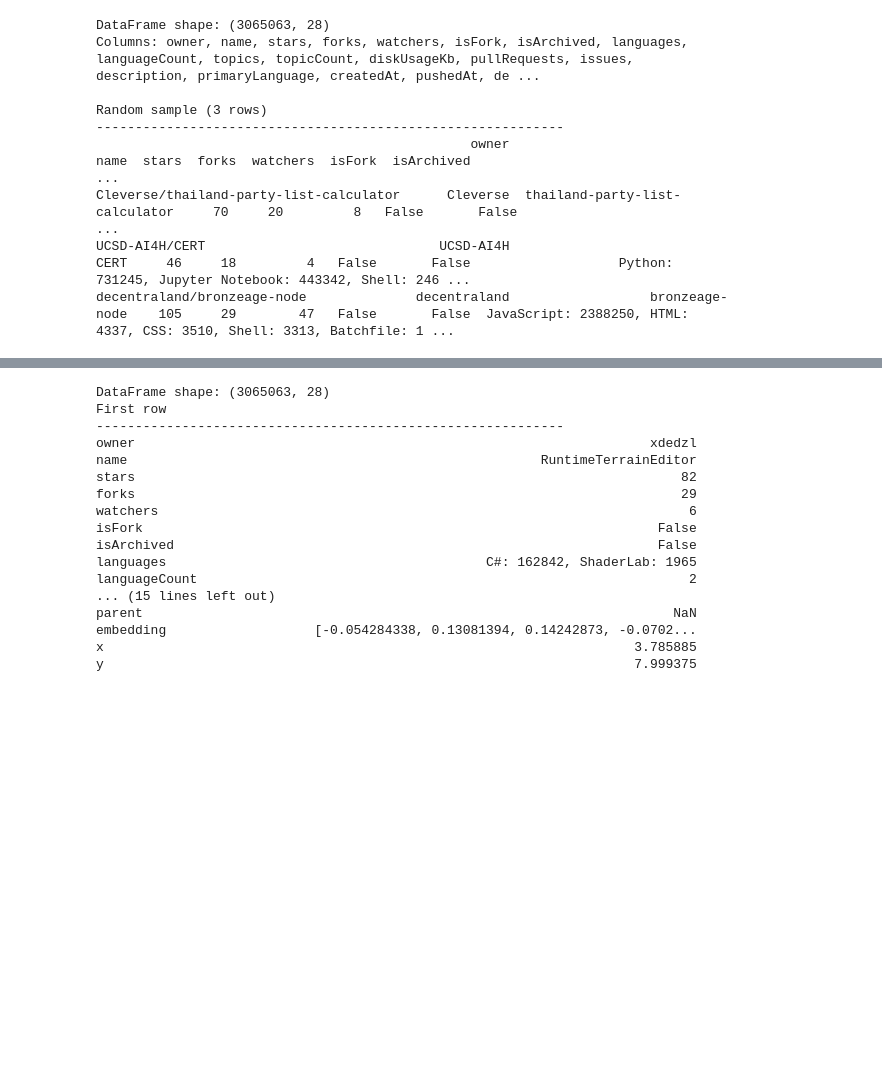
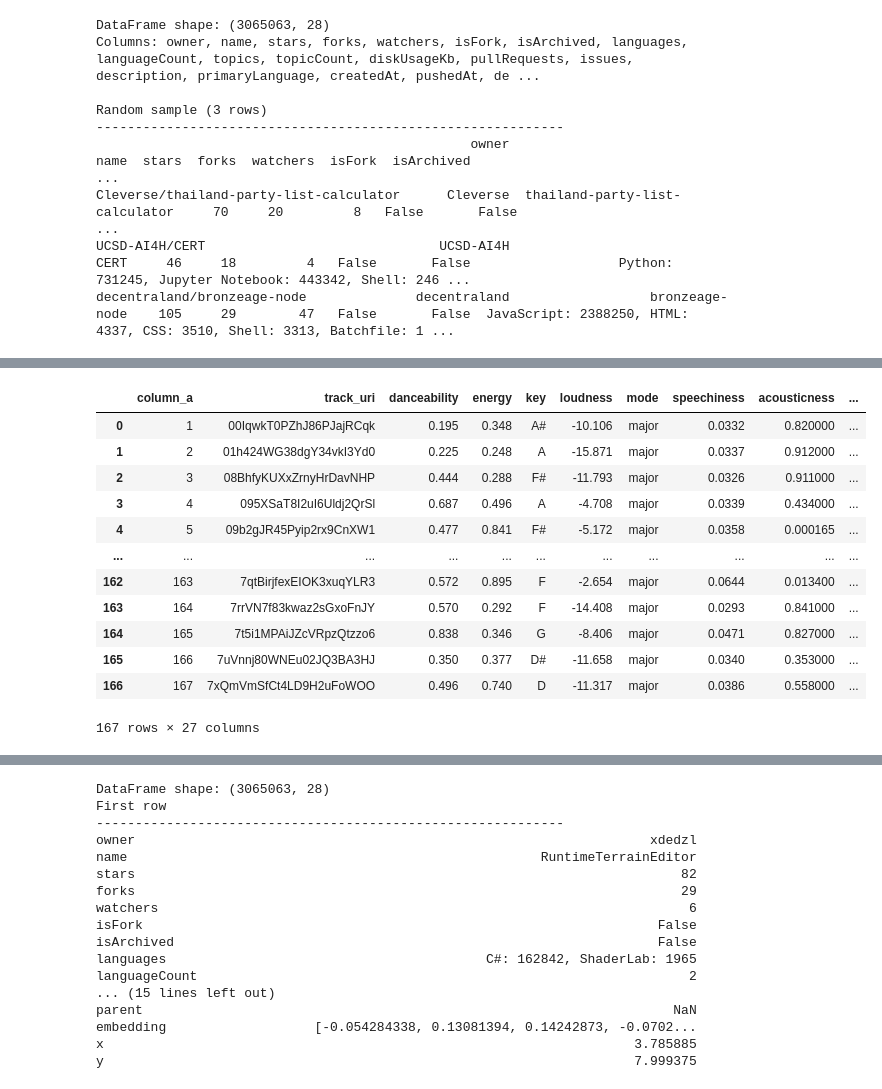
Before and after one commit to cosmograph-org/cosmodata, a Jupyter notebook: cosmodata/_dev_utils/_generate_stuff.ipynb, the cells around one changed output, grey strips where cells are left out. Saved outputs shown, nothing was run; the diff lists cells and outputs as text; code cells hidden in the pictures; blank space fills up the shorter version.

```diff
--- a/cosmodata/_dev_utils/_generate_stuff.ipynb
+++ b/cosmodata/_dev_utils/_generate_stuff.ipynb
@@ -56 +79,18 @@ decentraland/bronzeage-node              decentraland                  bronzeage
+# %%
+list(datas)
+datas['spotify_playlists_500_holiday_songs']
+# %% [output]
+|  | column_a | track_uri | danceability | energy | key | loudness | mode | speechiness | acousticness | ... |
+| 0 | 1 | 00IqwkT0PZhJ86PJajRCqk | 0.195 | 0.348 | A# | -10.106 | major | 0.0332 | 0.820000 | ... |
+| 1 | 2 | 01h424WG38dgY34vkI3Yd0 | 0.225 | 0.248 | A | -15.871 | major | 0.0337 | 0.912000 | ... |
+| 2 | 3 | 08BhfyKUXxZrnyHrDavNHP | 0.444 | 0.288 | F# | -11.793 | major | 0.0326 | 0.911000 | ... |
+| 3 | 4 | 095XSaT8I2uI6Uldj2QrSl | 0.687 | 0.496 | A | -4.708 | major | 0.0339 | 0.434000 | ... |
+| 4 | 5 | 09b2gJR45Pyip2rx9CnXW1 | 0.477 | 0.841 | F# | -5.172 | major | 0.0358 | 0.000165 | ... |
+| ... | ... | ... | ... | ... | ... | ... | ... | ... | ... | ... |
+| 162 | 163 | 7qtBirjfexEIOK3xuqYLR3 | 0.572 | 0.895 | F | -2.654 | major | 0.0644 | 0.013400 | ... |
+| 163 | 164 | 7rrVN7f83kwaz2sGxoFnJY | 0.570 | 0.292 | F | -14.408 | major | 0.0293 | 0.841000 | ... |
+| 164 | 165 | 7t5i1MPAiJZcVRpzQtzzo6 | 0.838 | 0.346 | G | -8.406 | major | 0.0471 | 0.827000 | ... |
+| 165 | 166 | 7uVnnj80WNEu02JQ3BA3HJ | 0.350 | 0.377 | D# | -11.658 | major | 0.0340 | 0.353000 | ... |
+| 166 | 167 | 7xQmVmSfCt4LD9H2uFoWOO | 0.496 | 0.740 | D | -11.317 | major | 0.0386 | 0.558000 | ... |
+167 rows × 27 columns
 # %%
```
Also changed, not shown: parts of 13 cells of this notebook, 5 other files.
